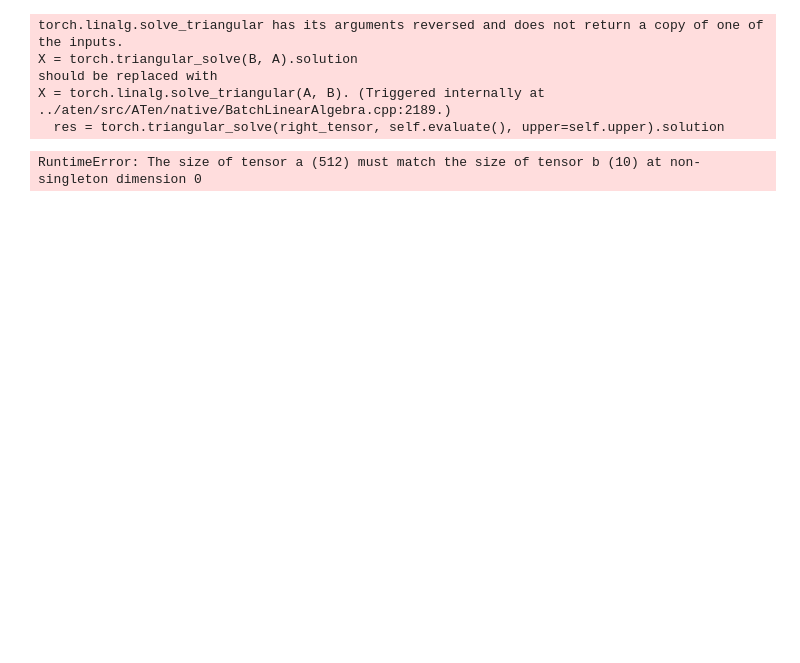
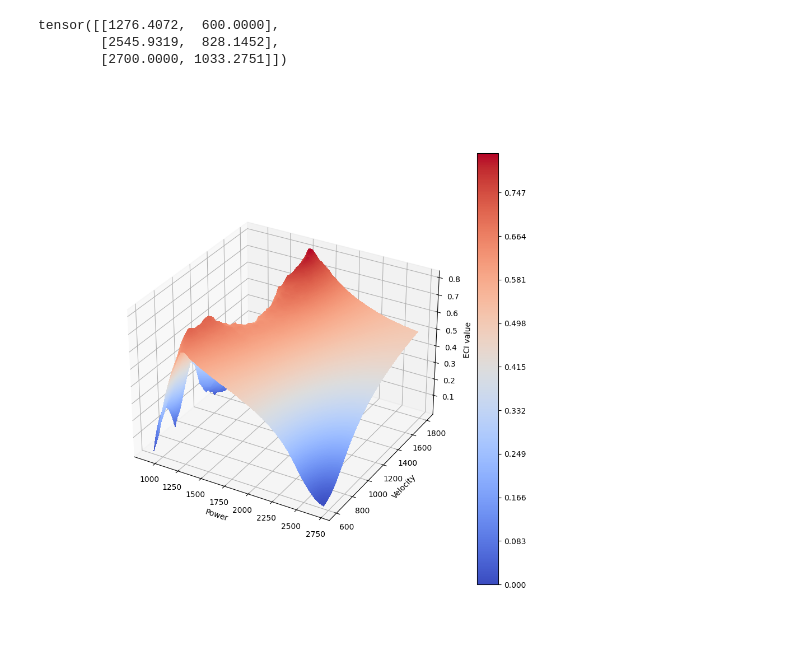
Before and after one commit to ulissigroup/cas, a Jupyter notebook: example/test_alse.ipynb, the cells around one changed output. Cells and saved outputs as stored; diff of their text form; code cells hidden in the pictures; blank space fills up the shorter version.

```diff
--- a/example/test_alse.ipynb
+++ b/example/test_alse.ipynb
@@ -16,7 +16,7 @@ tkwargs = {
     "dtype": torch.float,
 }
 
-X, width, pow_cap, wth = read_excel("../test_data/trial_NaN.xlsx",["P (W)", "V (mm/min)"], ["widths avg (mm)", "powder capt %", "wth"])
+X, width, pow_cap, wth = read_excel("../test_data/8_4_data.xlsx",["P (W)", "V (mm/min)"], ["width (mm)", "powder_cap", "wth"])
 bounds = torch.tensor([[900, 600], [2700, 1800]])
 constraints = [("gt", 2.5), ("gt", 0.65), ("gt", 6)]
 
@@ -24,13 +24,24 @@ algo = alse(X, bounds, [width, pow_cap, wth], constraints)
 
 algo.initialize_model(["reg", "reg", "reg"])
 
-algo.next_test_points(5)
+algo.next_test_points(3)
 # %% [output]
-torch.linalg.solve_triangular has its arguments reversed and does not return a copy of one of the inputs.
-X = torch.triangular_solve(B, A).solution
-should be replaced with
-X = torch.linalg.solve_triangular(A, B). (Triggered internally at  ../aten/src/ATen/native/BatchLinearAlgebra.cpp:2189.)
-  res = torch.triangular_solve(right_tensor, self.evaluate(), upper=self.upper).solution
+tensor([[1276.4072,  600.0000],
+        [2545.9319,  828.1452],
+        [2700.0000, 1033.2751]])
-RuntimeError: The size of tensor a (512) must match the size of tensor b (10) at non-singleton dimension 0
 # %%
-algo.get_acq_val_grid()
+acq_val = algo.get_acq_val_grid(50, 2).round(decimals=4).detach()
+# %%
+fig = plt.figure(figsize=(10, 10))
+ax = plt.axes(projection='3d')
+
+ax.set_xlabel("Power")
+ax.set_ylabel("Velocity")
+ax.set_zlabel("ECI value")
+# img = ax.bar3d(X[:,0], X[:,1], 0, 20, 20, 1, shade=True)
+img = ax.contourf3D(torch.linspace(900,2700,50),torch.linspace(600,1800,50),acq_val.reshape(50,50), 1000, cmap='coolwarm')
+
+fig.colorbar(img)
+plt.show()
+# %% [output]
+[figure, added]
```
